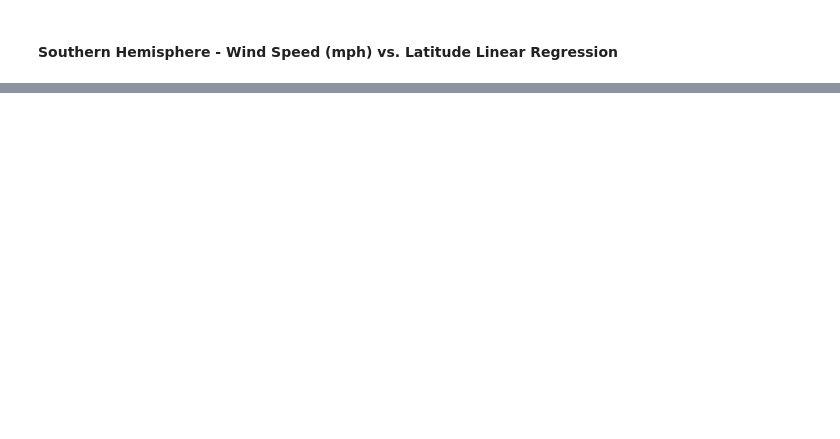
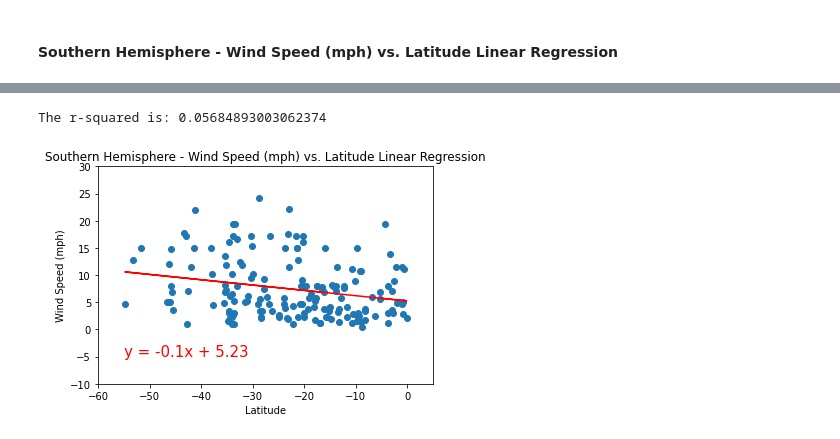
Before and after one commit to RH-cmd/python-api-challenge, a Jupyter notebook: WeatherPy/WeatherPy.ipynb, the cells around one changed output, grey strips where cells are left out. Saved outputs shown, nothing was run; the diff lists cells and outputs as text; code cells hidden in the pictures; blank space fills up the shorter version.

```diff
--- a/WeatherPy/WeatherPy.ipynb
+++ b/WeatherPy/WeatherPy.ipynb
@@ -449,0 +466,24 @@ The r-value is: 0.017128274759839232
+# %%
+# Calculate the correlation coefficient and linear regression model
+#for Southern Hemisphere - Wind Speed (mph) vs. Latitude
+
+x_values = southern_hemisphere_df["Lat"]
+y_values = southern_hemisphere_df["Wind Speed"]
+(slope, intercept, rvalue, pvalue, stderr) = st.linregress(x_values, y_values)
+regress_values = x_values * slope + intercept
+line_eq = "y = " + str(round(slope,2)) + "x + " + str(round(intercept,2))
+plt.scatter(x_values,y_values)
+plt.plot(x_values,regress_values,"r-")
+plt.annotate(line_eq,(-55,-5),fontsize=15,color="red")
+plt.title("Southern Hemisphere - Wind Speed (mph) vs. Latitude Linear Regression")
+plt.ylabel("Wind Speed (mph)")
+plt.xlabel("Latitude")
+plt.xlim(-60,5)
+plt.ylim(-10,30)
+print(f"The r-squared is: {rvalue**2}")
+
+plt.savefig("output_data/Southern Hemisphere - Wind Speed vs. Latitude Linear Regression.png")
+plt.show()
+# %% [output]
+The r-squared is: 0.05684893003062374
+[figure, added]
```
Also changed, not shown: parts of 3 cells of this notebook, 2 other files.
